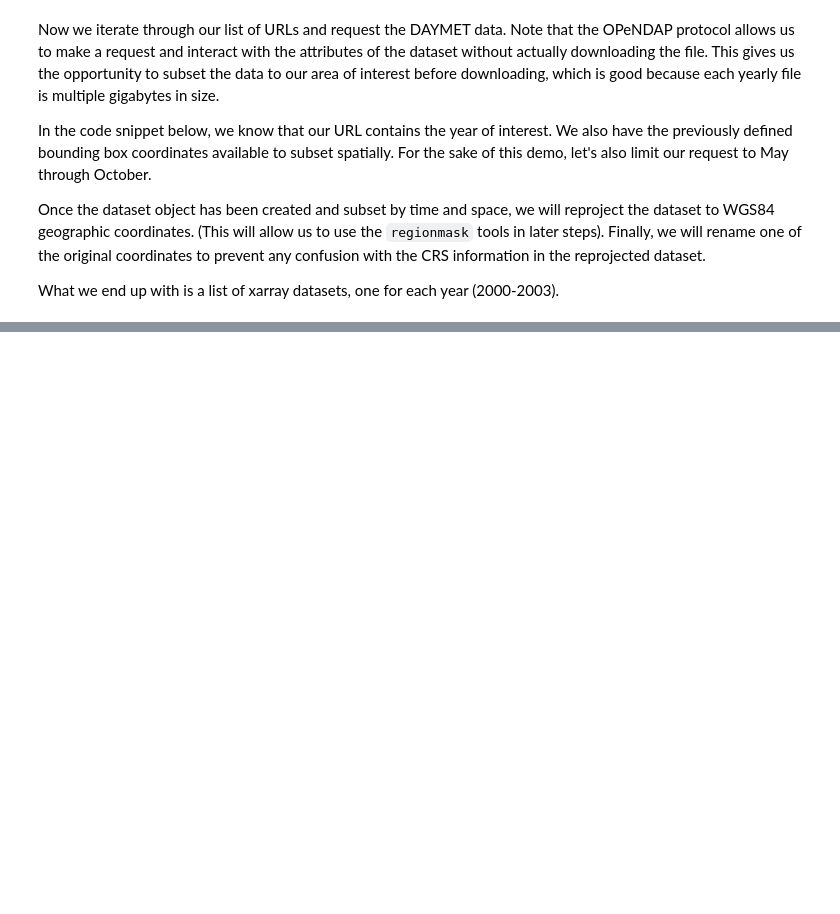
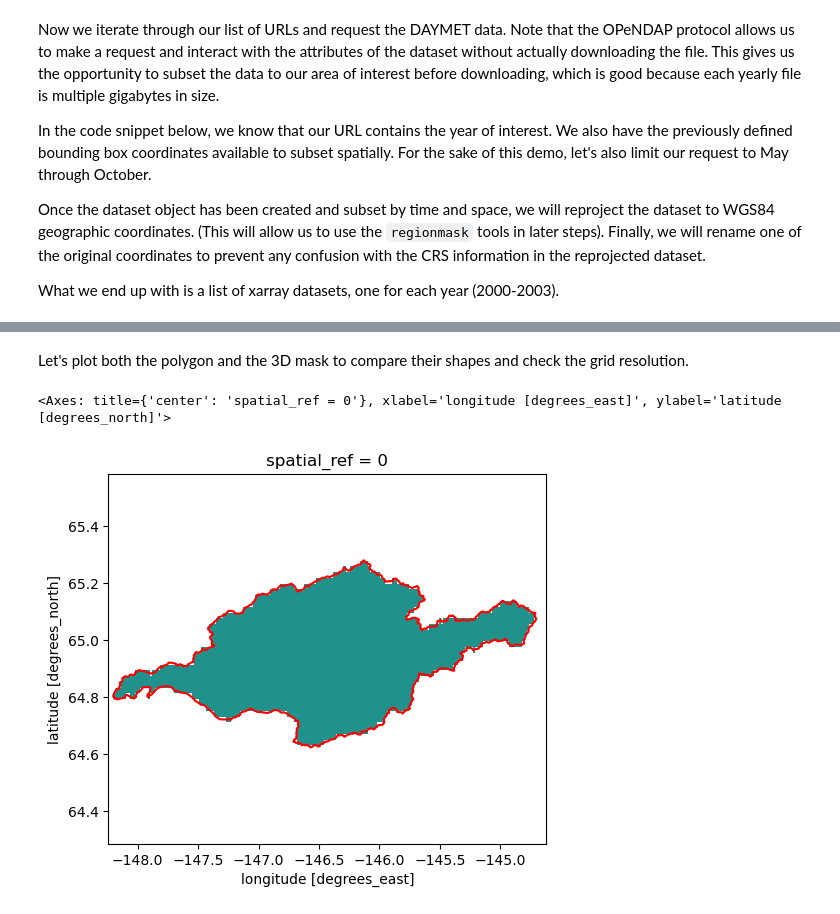
Before and after one commit to ua-snap/ardac-toolbox, a Jupyter notebook: notebooks/daymet_access.ipynb, the cells around one changed output, grey strips where cells are left out. Saved outputs shown, nothing was run; the diff lists cells and outputs as text; code cells hidden in the pictures; blank space fills up the shorter version.

```diff
--- a/notebooks/daymet_access.ipynb
+++ b/notebooks/daymet_access.ipynb
@@ -216,0 +164,9 @@ prcp_7day_sum.sel(time='2000-09-01').plot()
+# %% [markdown]
+Let's plot both the polygon and the 3D mask to compare their shapes and check the grid resolution.
+# %%
+fig, ax = plt.subplots()
+regionmask.plot_3D_mask(chena_huc8_mask, add_colorbar=False, ax=ax)
+gdf_4326.boundary.plot(ax=ax, color='red')
+# %% [output]
+<Axes: title={'center': 'spatial_ref = 0'}, xlabel='longitude [degrees_east]', ylabel='latitude [degrees_north]'>
+[figure, added]
```
Also changed, not shown: parts of 38 cells of this notebook.
